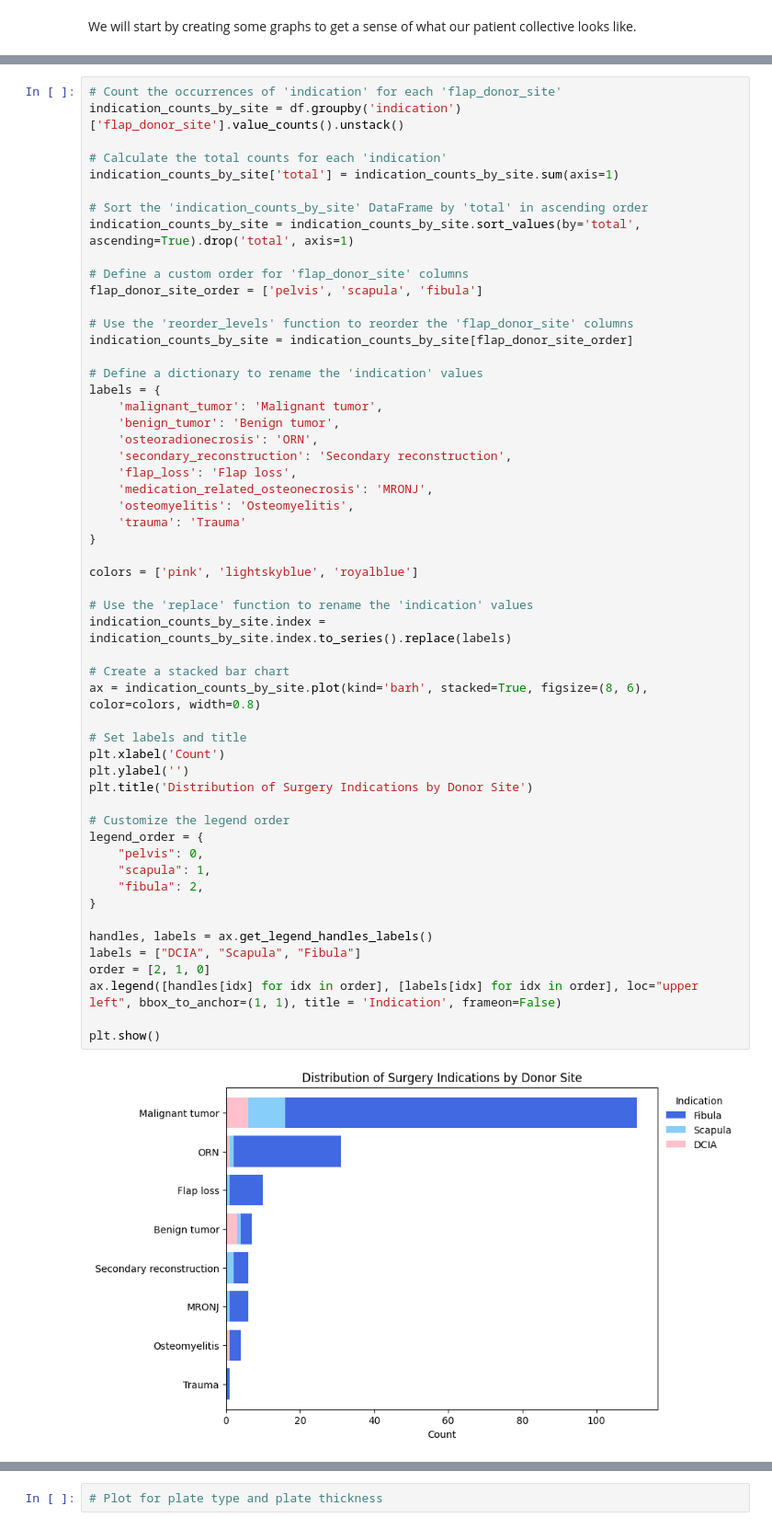
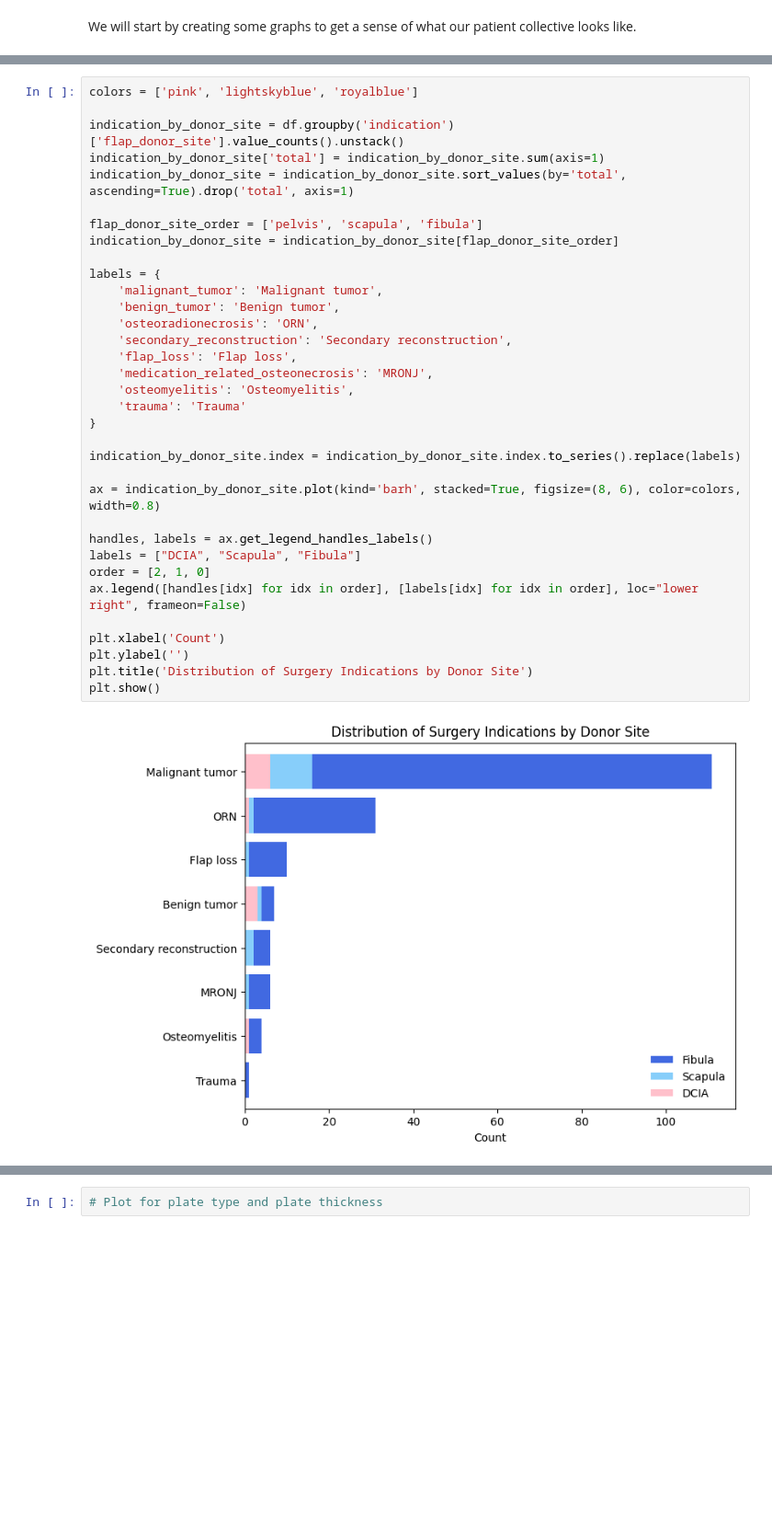
Before and after one commit to philipp-lampert/mymandible, a Jupyter notebook: data_science/02_data_exploration.ipynb, the cells around one changed output, grey strips where cells are left out. Shown: that part at 92% size. Cells and saved outputs as stored; diff of their text form; blank space fills up the shorter version.

```diff
--- a/data_science/02_data_exploration.ipynb
+++ b/data_science/02_data_exploration.ipynb
@@ -66,57 +62,37 @@ plt.show()
 # %%
-# Count the occurrences of 'indication' for each 'flap_donor_site'
-indication_counts_by_site = df.groupby('indication')['flap_donor_site'].value_counts().unstack()
+colors = ['pink', 'lightskyblue', 'royalblue']
 
-# Calculate the total counts for each 'indication'
-indication_counts_by_site['total'] = indication_counts_by_site.sum(axis=1)
+indication_by_donor_site = df.groupby('indication')['flap_donor_site'].value_counts().unstack()
+indication_by_donor_site['total'] = indication_by_donor_site.sum(axis=1)
+indication_by_donor_site = indication_by_donor_site.sort_values(by='total', ascending=True).drop('total', axis=1)
 
-# Sort the 'indication_counts_by_site' DataFrame by 'total' in ascending order
-indication_counts_by_site = indication_counts_by_site.sort_values(by='total', ascending=True).drop('total', axis=1)
+flap_donor_site_order = ['pelvis', 'scapula', 'fibula']
+indication_by_donor_site = indication_by_donor_site[flap_donor_site_order]
 
-# Define a custom order for 'flap_donor_site' columns
-flap_donor_site_order = ['pelvis', 'scapula', 'fibula']
-
-# Use the 'reorder_levels' function to reorder the 'flap_donor_site' columns
-indication_counts_by_site = indication_counts_by_site[flap_donor_site_order]
-
-# Define a dictionary to rename the 'indication' values
 labels = {
     'malignant_tumor': 'Malignant tumor',
     'benign_tumor': 'Benign tumor',
     'osteoradionecrosis': 'ORN',
     'secondary_reconstruction': 'Secondary reconstruction',
     'flap_loss': 'Flap loss',
     'medication_related_osteonecrosis': 'MRONJ',
     'osteomyelitis': 'Osteomyelitis',
     'trauma': 'Trauma'
 }
 
-colors = ['pink', 'lightskyblue', 'royalblue']
+indication_by_donor_site.index = indication_by_donor_site.index.to_series().replace(labels)
 
-# Use the 'replace' function to rename the 'indication' values
-indication_counts_by_site.index = indication_counts_by_site.index.to_series().replace(labels)
-
-# Create a stacked bar chart
-ax = indication_counts_by_site.plot(kind='barh', stacked=True, figsize=(8, 6), color=colors, width=0.8)
-
-# Set labels and title
-plt.xlabel('Count')
-plt.ylabel('')
-plt.title('Distribution of Surgery Indications by Donor Site')
-
-# Customize the legend order
-legend_order = {
-    "pelvis": 0,
-    "scapula": 1,
-    "fibula": 2,
-}
+ax = indication_by_donor_site.plot(kind='barh', stacked=True, figsize=(8, 6), color=colors, width=0.8)
 
 handles, labels = ax.get_legend_handles_labels()
 labels = ["DCIA", "Scapula", "Fibula"]
 order = [2, 1, 0]
-ax.legend([handles[idx] for idx in order], [labels[idx] for idx in order], loc="upper left", bbox_to_anchor=(1, 1), title = 'Indication', frameon=False)
+ax.legend([handles[idx] for idx in order], [labels[idx] for idx in order], loc="lower right", frameon=False)
 
+plt.xlabel('Count')
+plt.ylabel('')
+plt.title('Distribution of Surgery Indications by Donor Site')
 plt.show()
 # %% [output]
-[figure, old version]
+[figure, new version]
 # %%
```
Also changed, not shown: parts of 11 cells of this notebook.
